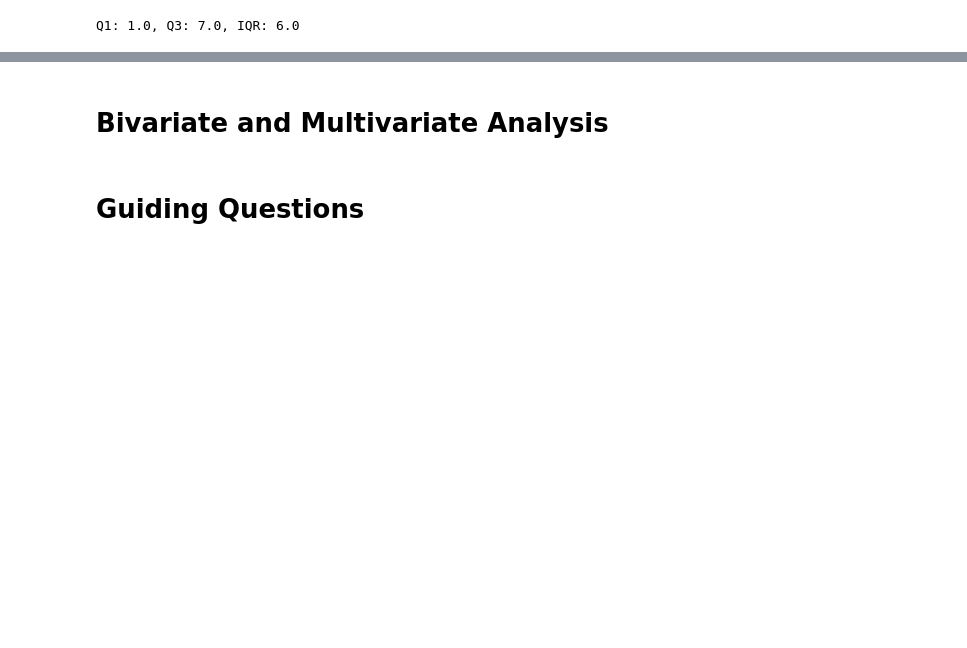
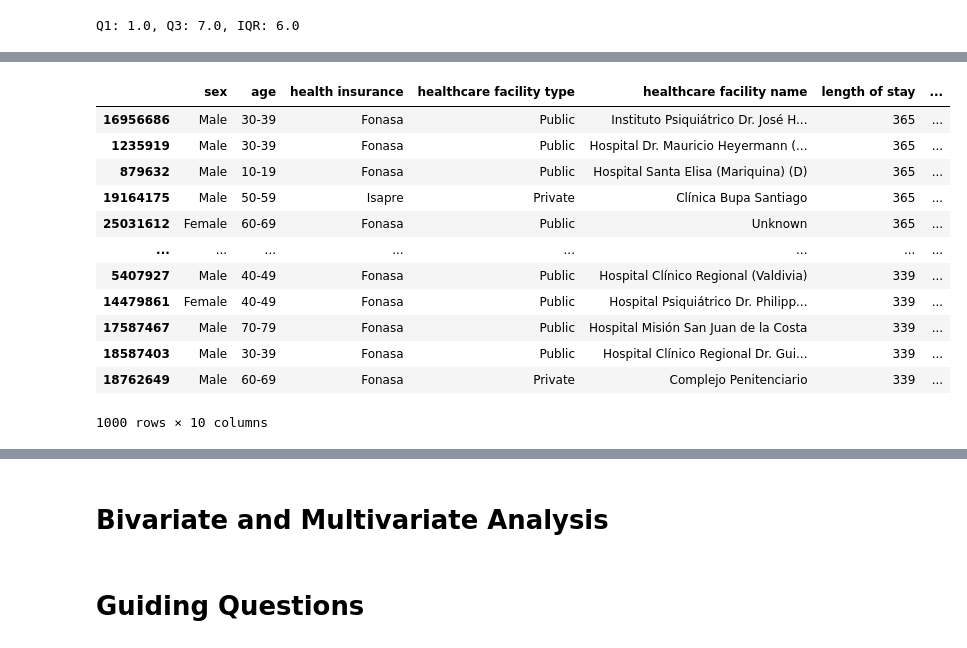
Before and after one commit to mirkopodunavak1996/EDAHospDischarges_Chile2001-2024, a Jupyter notebook: notebooks/General_Analysis_2001-2024.ipynb, the cells around one changed output, grey strips where cells are left out. Drawn from its saved outputs; the diff is of its cells as text; code cells hidden in the pictures; blank space fills up the shorter version.

```diff
--- a/notebooks/General_Analysis_2001-2024.ipynb
+++ b/notebooks/General_Analysis_2001-2024.ipynb
@@ -690,0 +879,18 @@ Percentage of outliers: 7.64%
+# %%
+mid_los_top1000 = mid_los.sort_values(by="length of stay", ascending = False).head(1000)
+# %%
+mid_los_top1000
+# %% [output]
+|  | sex | age | health insurance | healthcare facility type | healthcare facility name | length of stay | ... |
+| 16956686 | Male | 30-39 | Fonasa | Public | Instituto Psiquiátrico Dr. José H... | 365 | ... |
+| 1235919 | Male | 30-39 | Fonasa | Public | Hospital Dr. Mauricio Heyermann (... | 365 | ... |
+| 879632 | Male | 10-19 | Fonasa | Public | Hospital Santa Elisa (Mariquina) (D) | 365 | ... |
+| 19164175 | Male | 50-59 | Isapre | Private | Clínica Bupa Santiago | 365 | ... |
+| 25031612 | Female | 60-69 | Fonasa | Public | Unknown | 365 | ... |
+| ... | ... | ... | ... | ... | ... | ... | ... |
+| 5407927 | Male | 40-49 | Fonasa | Public | Hospital Clínico Regional (Valdivia) | 339 | ... |
+| 14479861 | Female | 40-49 | Fonasa | Public | Hospital Psiquiátrico Dr. Philipp... | 339 | ... |
+| 17587467 | Male | 70-79 | Fonasa | Public | Hospital Misión San Juan de la Costa | 339 | ... |
+| 18587403 | Male | 30-39 | Fonasa | Public | Hospital Clínico Regional Dr. Gui... | 339 | ... |
+| 18762649 | Male | 60-69 | Fonasa | Private | Complejo Penitenciario | 339 | ... |
+1000 rows × 10 columns
```
Also changed, not shown: parts of 54 cells of this notebook.
